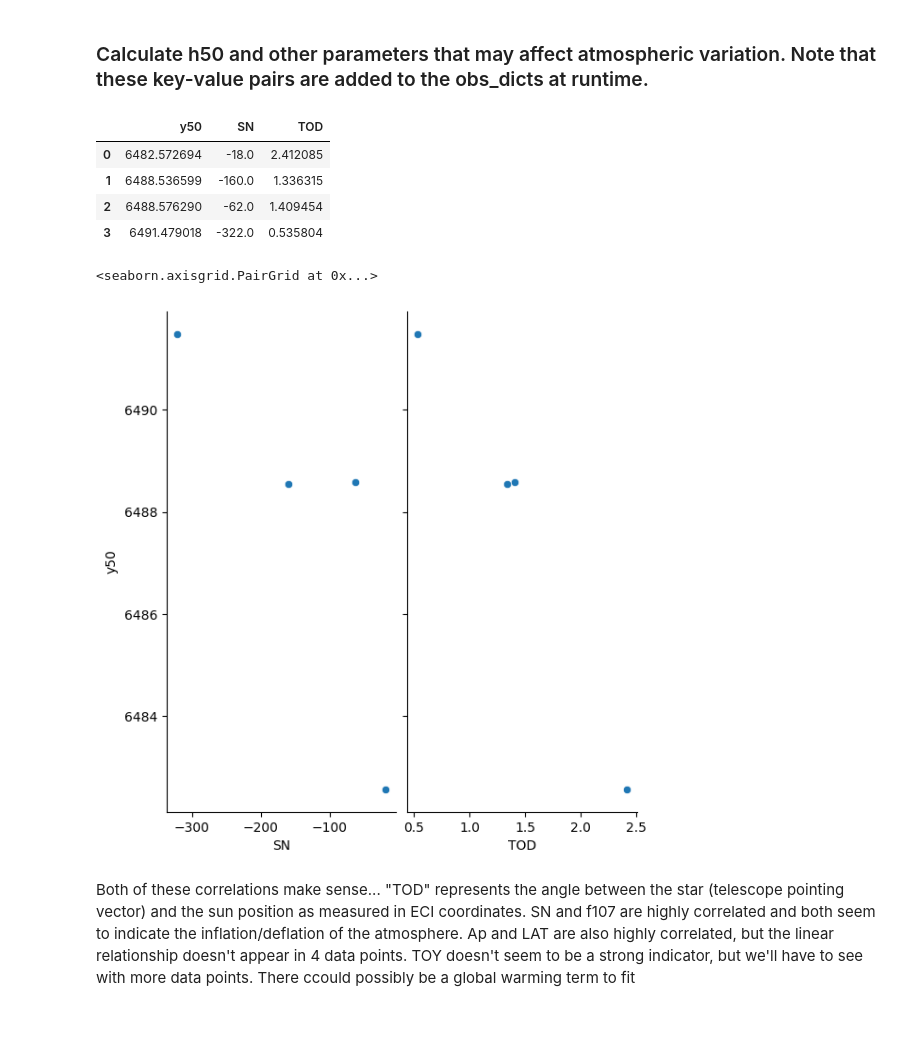
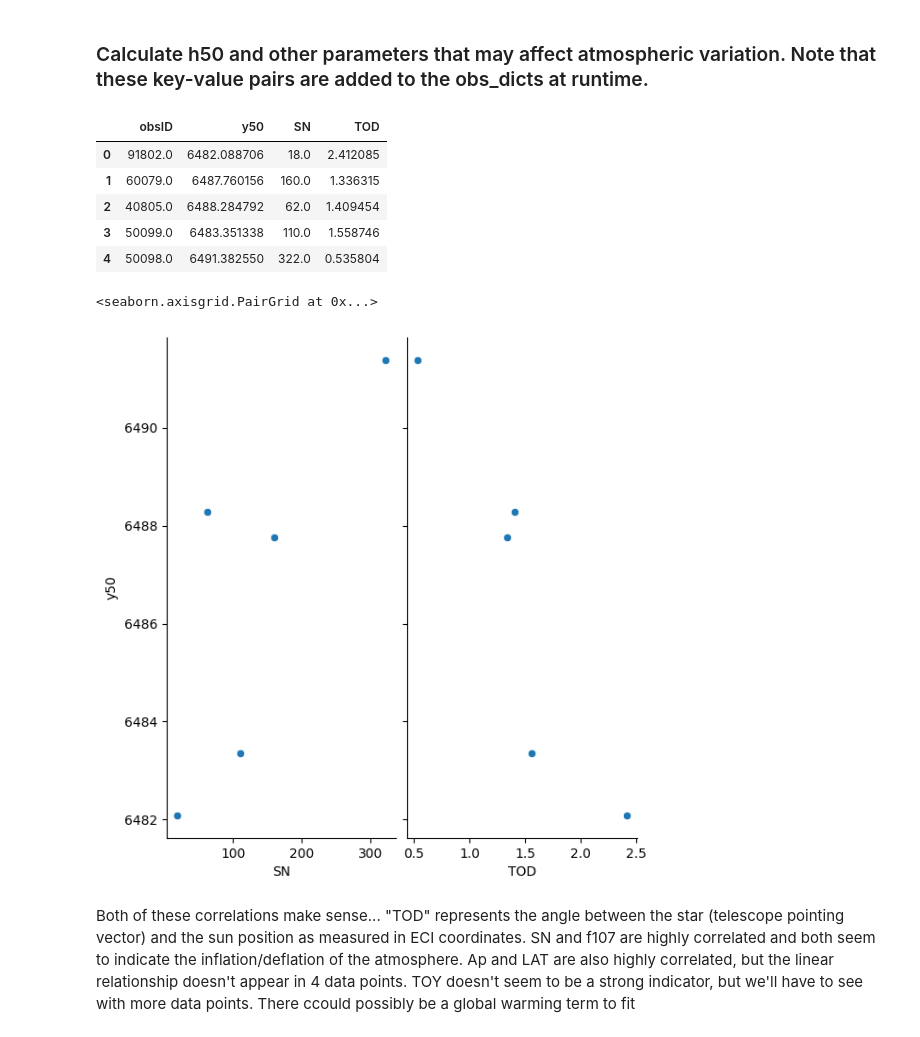
Before and after one commit to nruhl25/HorizonCrossings-project, a Jupyter notebook: HCNM2/AtmosphericDynamicsModel/atmospheric_dynamics_model.ipynb, the cells around one changed output. Drawn from its saved outputs; the diff is of its cells as text; code cells hidden in the pictures.

```diff
--- a/HCNM2/AtmosphericDynamicsModel/atmospheric_dynamics_model.ipynb
+++ b/HCNM2/AtmosphericDynamicsModel/atmospheric_dynamics_model.ipynb
@@ -38,9 +38,9 @@ def RXTE_fit_h50(obs_dict, e_band_ch, h0_ref, orbit_model="rossi"):
 
     #3) Fit count rate vs h (geocentric tangent altitudes above y0_ref)
     fit_obj = FitAtmosphere(obs_dict, orbit_model, r0_obj,
-                rate_data, time_data, unattenuated_rate)
+                rate_data, time_data, unattenuated_rate, y50_predicted=constants.R_EARTH+100)
 
-    return fit_obj.c_fit, lat
+    return fit_obj.a_fit, fit_obj.b_fit, fit_obj.c_fit, fit_obj.d_fit, lat
 
 # This function calculates the acute angle between the source position and the Sun in ECI cooridnates
 # This angle represents Time of Day in our model
@@ -67,8 +67,8 @@ R_b = constants.R_EARTH + h0_ref  # radius of the reference "body"
 e_band_ch = [7-1, 9]
 
 for obs_dict in all_dicts:
-    h50, LAT = RXTE_fit_h50(obs_dict, e_band_ch, h0_ref)
-    obs_dict['y50'] = R_b + h50   # km
+    a, b, c, d, LAT = RXTE_fit_h50(obs_dict, e_band_ch, h0_ref)
+    obs_dict['y50'] = R_b + (np.arctanh((0.5-d)/a)/b)+c   # km
     obs_dict['TOD'] = calcTOD(obs_dict)
     obs_dict['TOY'] = calcTOY(obs_dict)
     obs_dict['LAT'] = abs(LAT)
@@ -77,30 +77,31 @@ for obs_dict in all_dicts:
 # Results for y50 seem to converge when using h0_ref = 40 - 60 km (above 6371 km)
 # %%
 # Construct data matrix
-params = ['y50', 'SN', 'TOD'] # 'Ap', 'TOY', 'LAT'   # must already be defined as keys in obs_dict
+params = ['obsID', 'y50', 'SN', 'TOD'] # 'Ap', 'TOY', 'LAT'   # must already be defined as keys in obs_dict
 data = np.zeros((len(all_dicts), len(params)))   # for 3 independent variables
 # i'th observation, j'th parameter
 for i, obs_dict in enumerate(all_dicts):
     for j in range(len(params)):
-        if params[j] == 'SN':
-            obs_dict[params[j]] = -1*obs_dict[params[j]]
+        # if params[j] == 'SN':
+            # obs_dict[params[j]] = 1*obs_dict[params[j]]
         data[i,j] = obs_dict[params[j]]
 
 # save as a pandas data frame
 df = pd.DataFrame(data, columns=params)
 df
 # %% [output]
-|  | y50 | SN | TOD |
-| 0 | 6482.572694 | -18.0 | 2.412085 |
-| 1 | 6488.536599 | -160.0 | 1.336315 |
-| 2 | 6488.576290 | -62.0 | 1.409454 |
-| 3 | 6491.479018 | -322.0 | 0.535804 |
+|  | obsID | y50 | SN | TOD |
+| 0 | 91802.0 | 6482.088706 | 18.0 | 2.412085 |
+| 1 | 60079.0 | 6487.760156 | 160.0 | 1.336315 |
+| 2 | 40805.0 | 6488.284792 | 62.0 | 1.409454 |
+| 3 | 50099.0 | 6483.351338 | 110.0 | 1.558746 |
+| 4 | 50098.0 | 6491.382550 | 322.0 | 0.535804 |
 # %%
-sns.pairplot(df, x_vars=params[1:], y_vars=params[0], height=6, aspect=0.5)
+sns.pairplot(df, x_vars=params[2:], y_vars=params[1], height=6, aspect=0.5)
 # sns.lmplot is another command to consider
 # %% [output]
 <seaborn.axisgrid.PairGrid at 0x...>
-[figure, old version]
+[figure, new version]
 # %% [markdown]
 Both of these correlations make sense... "TOD" represents the angle between the star (telescope pointing vector) and the sun position as measured in ECI coordinates. SN and f107 are highly correlated and both seem to indicate the inflation/deflation of the atmosphere. Ap and LAT are also highly correlated, but the linear relationship doesn't appear in 4 data points. TOY doesn't seem to be a strong indicator, but we'll have to see with more data points. There ccould possibly be a global warming term to fit
 # %%
```
Also changed, not shown: parts of 5 cells of this notebook, 10 other files.
